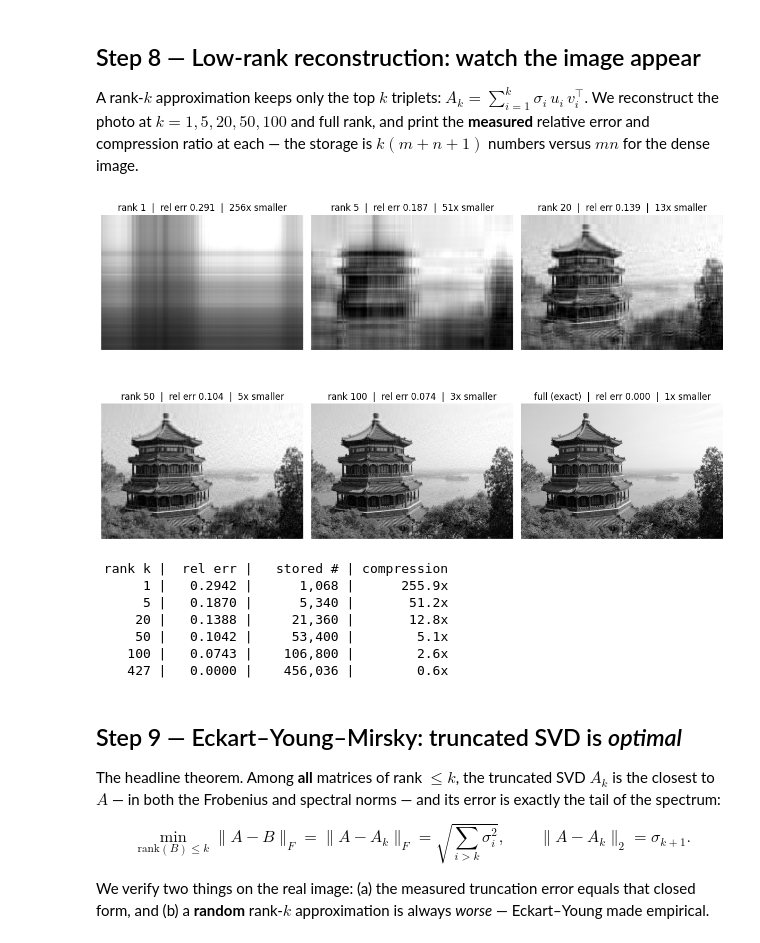
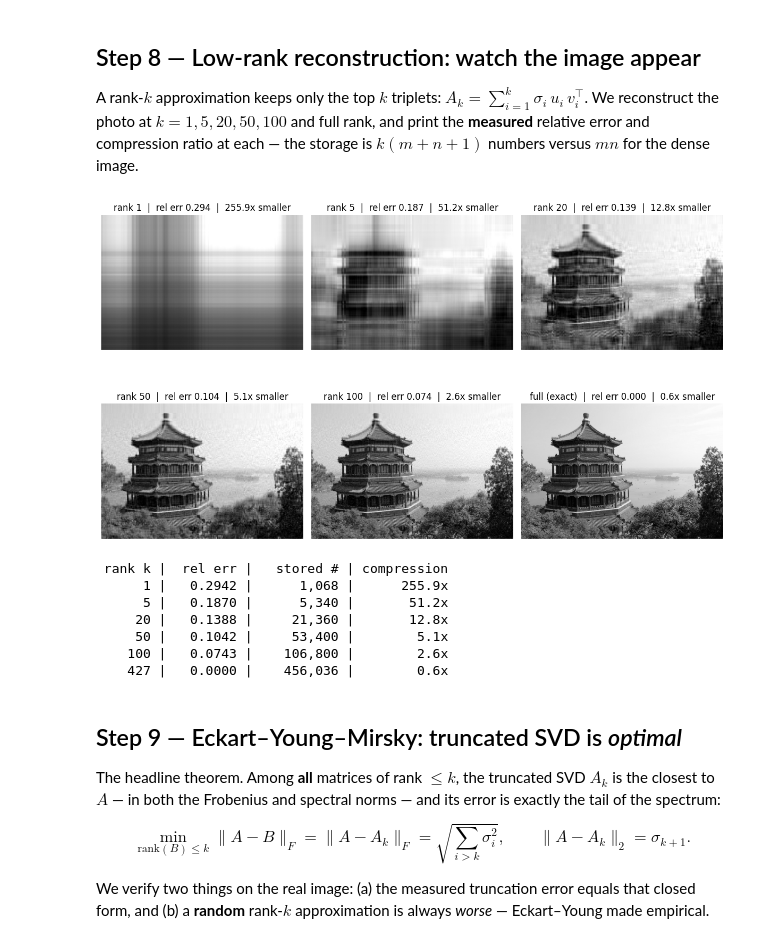
Before and after one commit to sudhir13s/AI-ML-learning-resources, a Jupyter notebook: 01. Foundations/06-Singular-Value-Decomposition/code/06-Singular-Value-Decomposition.ipynb, the cells around one changed output. Drawn from its saved outputs; the diff is of its cells as text; code cells hidden in the pictures.

```diff
--- a/01. Foundations/06-Singular-Value-Decomposition/code/06-Singular-Value-Decomposition.ipynb
+++ b/01. Foundations/06-Singular-Value-Decomposition/code/06-Singular-Value-Decomposition.ipynb
@@ -225,22 +225,22 @@ A rank-$k$ approximation keeps only the top $k$ triplets: $A_k = \sum_{i=1}^{k}
 # %%
 ranks = [1, 5, 20, 50, 100, s.size]
 fig, axes = plt.subplots(2, 3, figsize=(12, 8))
 for ax, k in zip(axes.ravel(), ranks):
-    rec = np.clip(reconstruct(svd_img, k), 0, 255)
+    rec = reconstruct(svd_img, k)                       # UNCLIPPED: error must match the table below
     err = np.linalg.norm(img - rec) / np.linalg.norm(img)
     ratio = (img.shape[0]*img.shape[1]) / (k*(img.shape[0]+img.shape[1]+1))
-    ax.imshow(rec, cmap='gray', vmin=0, vmax=255)
+    ax.imshow(np.clip(rec, 0, 255), cmap='gray', vmin=0, vmax=255)   # clip only the displayed pixels
     label = 'full (exact)' if k == s.size else f'rank {k}'
-    ax.set_title(f'{label}  |  rel err {err:.3f}  |  {ratio:.0f}x smaller')
+    ax.set_title(f'{label}  |  rel err {err:.3f}  |  {ratio:.1f}x smaller')
     ax.axis('off')
 plt.tight_layout()
 plt.show()
 
 print(f"{'rank k':>7} | {'rel err':>8} | {'stored #':>10} | {'compression':>11}")
 for pt in compression_curve(img, svd_img):
     print(f'{pt.k:>7} | {pt.rel_frobenius_error:>8.4f} | {pt.stored_values:>10,} | {pt.compression_ratio:>10.1f}x')
 # %% [output]
-[figure, old version]
+[figure, new version]
  rank k |  rel err |   stored # | compression
       1 |   0.2942 |      1,068 |      255.9x
       5 |   0.1870 |      5,340 |       51.2x
```
Also changed, not shown: 6 other files.
